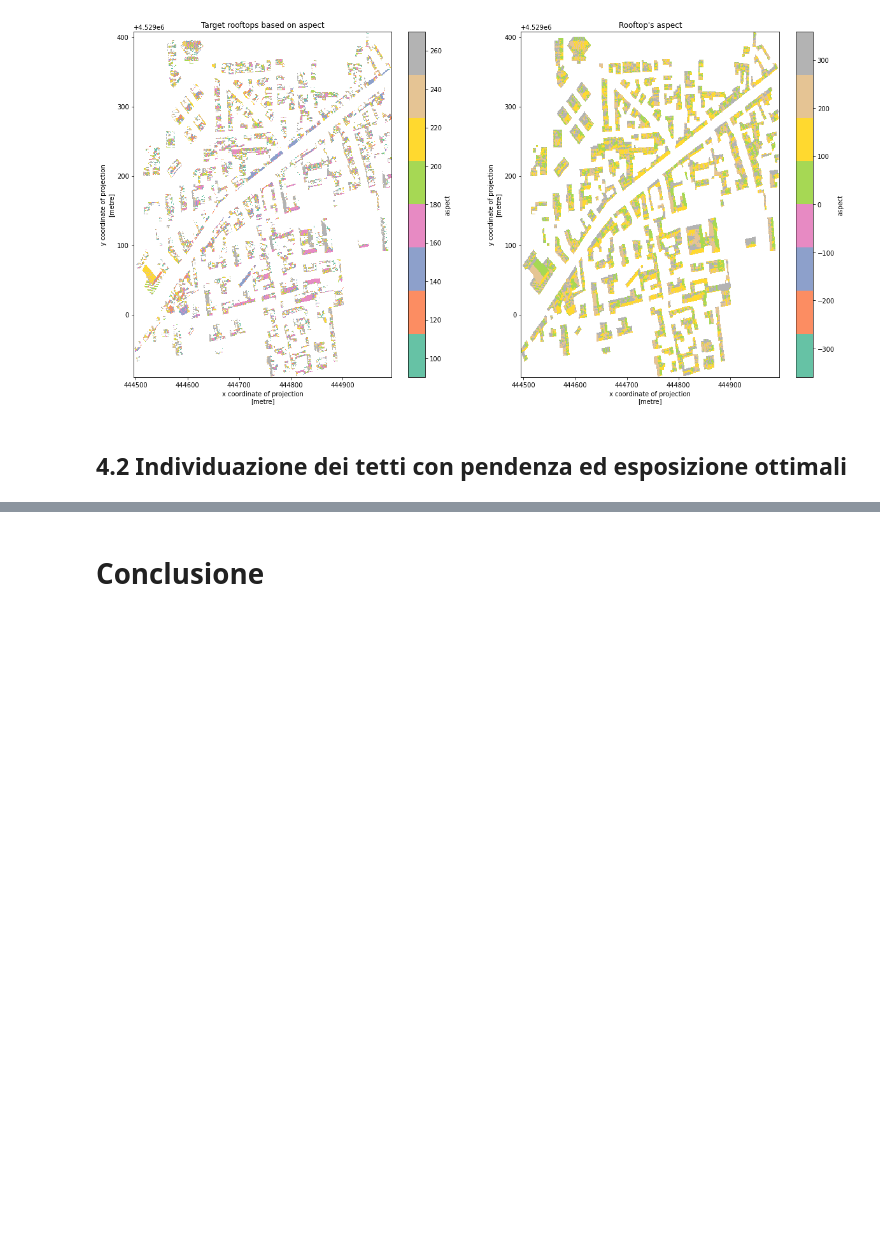
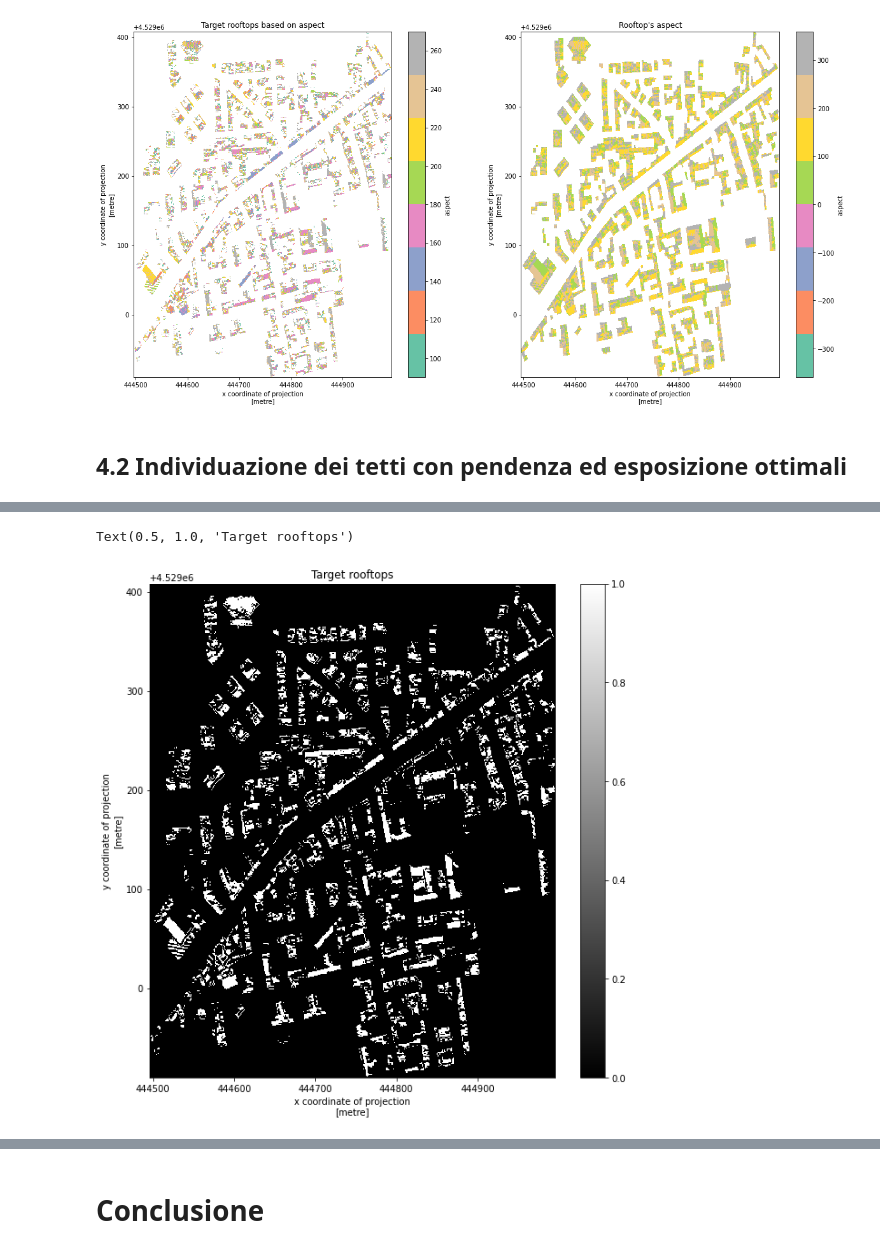
Before and after one commit to MaxDragonheart/PyGIS-Blog, a Jupyter notebook: _notebooks/2022-05-21-verificare-il-potenziale-fotovoltaico-di-un-tetto.ipynb, the cells around one changed output, grey strips where cells are left out. Saved outputs shown, nothing was run; the diff lists cells and outputs as text; code cells hidden in the pictures; blank space fills up the shorter version.

```diff
--- a/_notebooks/2022-05-21-verificare-il-potenziale-fotovoltaico-di-un-tetto.ipynb
+++ b/_notebooks/2022-05-21-verificare-il-potenziale-fotovoltaico-di-un-tetto.ipynb
@@ -355,0 +346,12 @@ Coordinates:
+# %%
+target_rooftop = target_slope_rooftop_mask * target_aspect_rooftop_mask
+
+fig, ax = plt.subplots(figsize=(10, 10))
+
+target_rooftop.plot.imshow(
+    cmap='gray',
+)
+plt.title("Target rooftops")
+# %% [output]
+Text(0.5, 1.0, 'Target rooftops')
+[figure, added]
```
Also changed, not shown: parts of 13 cells of this notebook.
